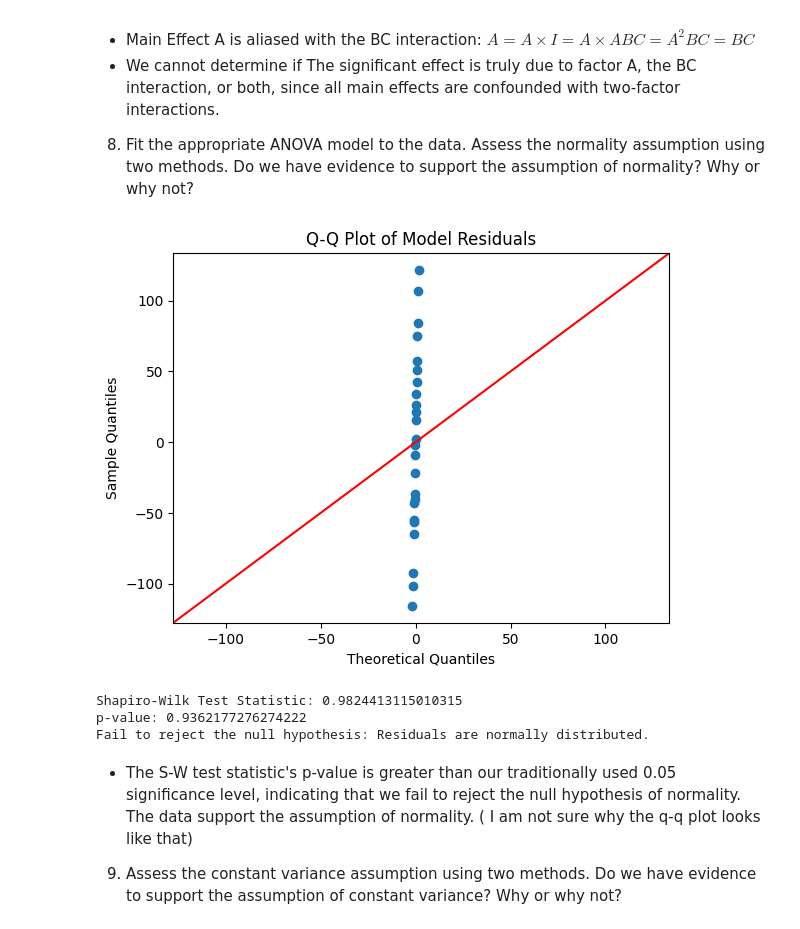
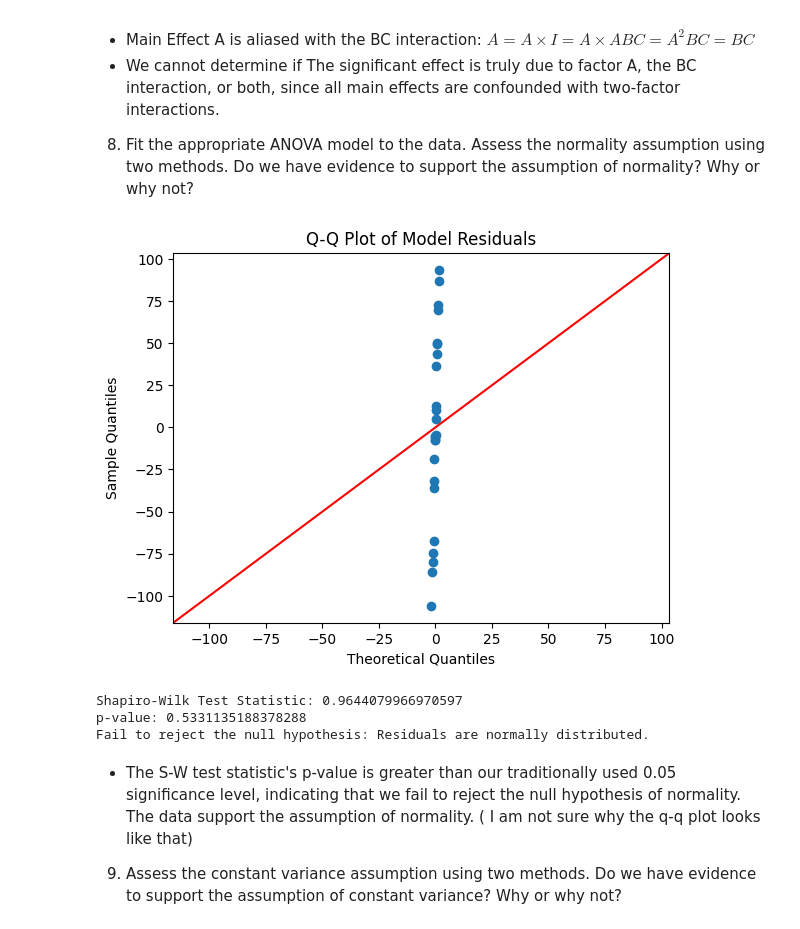
Before and after one commit to kwill580/STAT-7220-Applied-Experimental-Design, a Jupyter notebook: Assignments/Final-Exam/Final-Exam.ipynb, the cells around one changed output. Saved outputs shown, nothing was run; the diff lists cells and outputs as text; code cells hidden in the pictures.

```diff
--- a/Assignments/Final-Exam/Final-Exam.ipynb
+++ b/Assignments/Final-Exam/Final-Exam.ipynb
@@ -294,36 +294,36 @@ support for the alternative hypothesis. Each boxplot presents the gap between ea
 # %%
 ## First, import ols function ##
 
 from statsmodels.formula.api import ols
 import scipy.stats as stats
 import statsmodels.api as sm
 from statsmodels.stats.diagnostic import het_breuschpagan
 
-sales_mod = ols('Sales ~ Location + Timing + Marketing', data=sales).fit()
+sales_mod = ols('Sales ~ Location * Timing * Marketing', data=sales).fit()
 
 ## Extract Model Residuals ##
 
 sales_residuals = sales_mod.resid
 
 ## Use statsmodels to plot qqplot ##
 
 sm.qqplot(sales_residuals, line ='45')
 plt.title('Q-Q Plot of Model Residuals')
 plt.show()
 
 ## Run Shapiro-Wilk Test for Normality ##
 
 sales_shapiro_test = stats.shapiro(sales_residuals)
 print(f'Shapiro-Wilk Test Statistic: {sales_shapiro_test.statistic}')
 print(f'p-value: {sales_shapiro_test.pvalue}')
 if sales_shapiro_test.pvalue < 0.05:
     print("Reject the null hypothesis: Residuals are not normally distributed.")
 else:
     print("Fail to reject the null hypothesis: Residuals are normally distributed.")
 # %% [output]
-[figure, old version]
+[figure, new version]
-Shapiro-Wilk Test Statistic: 0.9824413115010315
-p-value: 0.9362177276274222
+Shapiro-Wilk Test Statistic: 0.9644079966970597
+p-value: 0.5331135188378288
 Fail to reject the null hypothesis: Residuals are normally distributed.
 # %% [markdown]
 * The S-W test statistic's p-value is greater than our traditionally used 0.05 significance level, indicating that we fail to reject the null hypothesis of normality. The data support the assumption of normality. ( I am not sure why the q-q plot looks like that)
```
